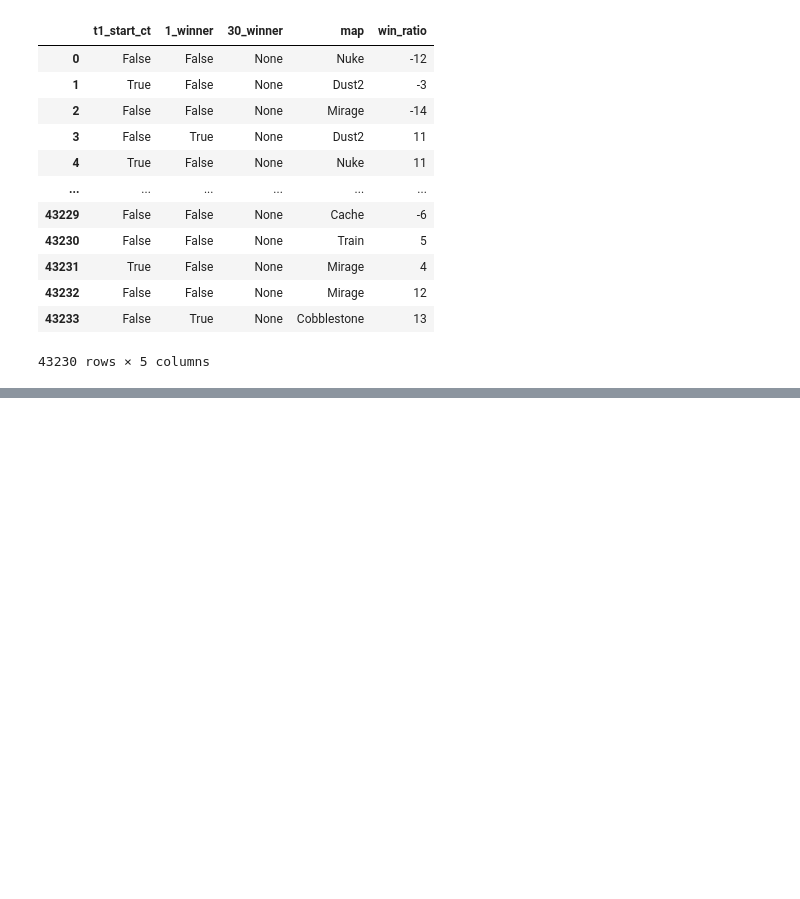
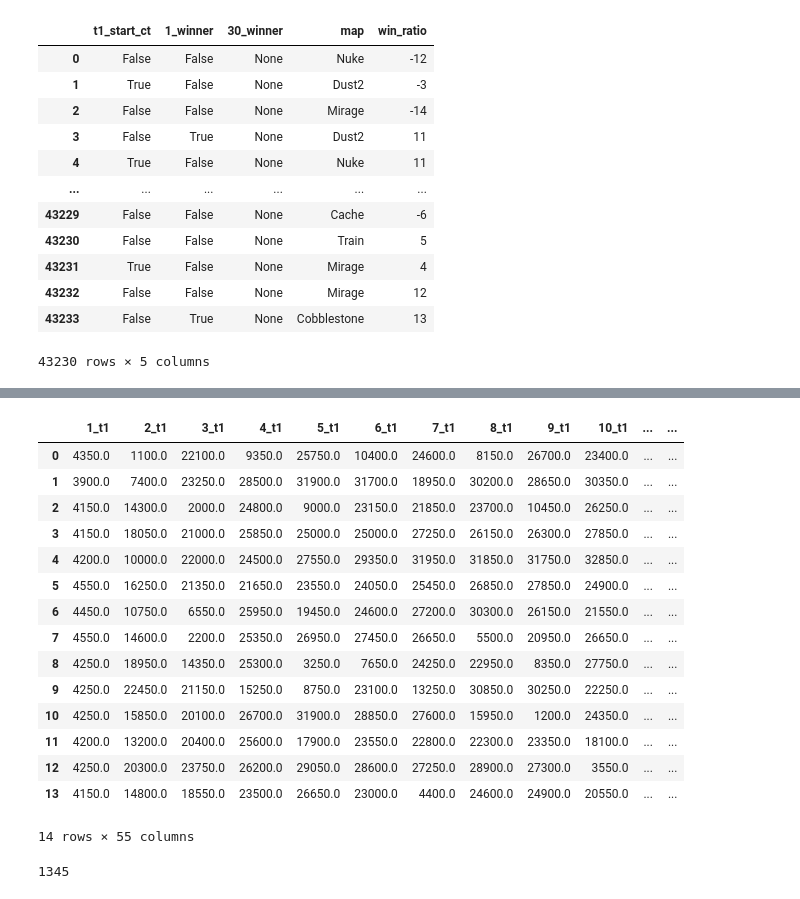
Before and after one commit to wilgaboury/cmsc320-final, a Jupyter notebook: final_project.ipynb, the cells around one changed output, grey strips where cells are left out. Cells and saved outputs as stored; diff of their text form; code cells hidden in the pictures; blank space fills up the shorter version.

```diff
--- a/final_project.ipynb
+++ b/final_project.ipynb
@@ -69,0 +78,24 @@ classifier_df
+# %%
+for ind in range(0, len(classifier_df)):
+    for map in maps:
+        classifier_df.at[ind, "is" + map] = classifier_df.at[ind, "map"] == map
+del classifier_df["map"]
+
+classifier_df.head(14)
+# %% [output]
+|  | 1_t1 | 2_t1 | 3_t1 | 4_t1 | 5_t1 | 6_t1 | 7_t1 | 8_t1 | 9_t1 | 10_t1 | ... | ... |
+| 0 | 4350.0 | 1100.0 | 22100.0 | 9350.0 | 25750.0 | 10400.0 | 24600.0 | 8150.0 | 26700.0 | 23400.0 | ... | ... |
+| 1 | 3900.0 | 7400.0 | 23250.0 | 28500.0 | 31900.0 | 31700.0 | 18950.0 | 30200.0 | 28650.0 | 30350.0 | ... | ... |
+| 2 | 4150.0 | 14300.0 | 2000.0 | 24800.0 | 9000.0 | 23150.0 | 21850.0 | 23700.0 | 10450.0 | 26250.0 | ... | ... |
+| 3 | 4150.0 | 18050.0 | 21000.0 | 25850.0 | 25000.0 | 25000.0 | 27250.0 | 26150.0 | 26300.0 | 27850.0 | ... | ... |
+| 4 | 4200.0 | 10000.0 | 22000.0 | 24500.0 | 27550.0 | 29350.0 | 31950.0 | 31850.0 | 31750.0 | 32850.0 | ... | ... |
+| 5 | 4550.0 | 16250.0 | 21350.0 | 21650.0 | 23550.0 | 24050.0 | 25450.0 | 26850.0 | 27850.0 | 24900.0 | ... | ... |
+| 6 | 4450.0 | 10750.0 | 6550.0 | 25950.0 | 19450.0 | 24600.0 | 27200.0 | 30300.0 | 26150.0 | 21550.0 | ... | ... |
+| 7 | 4550.0 | 14600.0 | 2200.0 | 25350.0 | 26950.0 | 27450.0 | 26650.0 | 5500.0 | 20950.0 | 26650.0 | ... | ... |
+| 8 | 4250.0 | 18950.0 | 14350.0 | 25300.0 | 3250.0 | 7650.0 | 24250.0 | 22950.0 | 8350.0 | 27750.0 | ... | ... |
+| 9 | 4250.0 | 22450.0 | 21150.0 | 15250.0 | 8750.0 | 23100.0 | 13250.0 | 30850.0 | 30250.0 | 22250.0 | ... | ... |
+| 10 | 4250.0 | 15850.0 | 20100.0 | 26700.0 | 31900.0 | 28850.0 | 27600.0 | 15950.0 | 1200.0 | 24350.0 | ... | ... |
+| 11 | 4200.0 | 13200.0 | 20400.0 | 25600.0 | 17900.0 | 23550.0 | 22800.0 | 22300.0 | 23350.0 | 18100.0 | ... | ... |
+| 12 | 4250.0 | 20300.0 | 23750.0 | 26200.0 | 29050.0 | 28600.0 | 27250.0 | 28900.0 | 27300.0 | 3550.0 | ... | ... |
+| 13 | 4150.0 | 14800.0 | 18550.0 | 23500.0 | 26650.0 | 23000.0 | 4400.0 | 24600.0 | 24900.0 | 20550.0 | ... | ... |
+14 rows × 55 columns
@@ -69,0 +128,13 @@ classifier_df
+# %%
+import torch.utils.data as data_utils
+
+batch_size = 32
+
+train_features = torch.tensor(classifier_df.values.astype(np.float32))
+train_labels = torch.tensor(label_df.values.astype(np.float32)).unsqueeze(-1)
+train_set = data_utils.TensorDataset(train_features, train_labels)
+
+dl = data_utils.DataLoader(train_set, batch_size=batch_size, shuffle=True)
+len(dl)
+# %% [output]
+1345
```
Also changed, not shown: parts of 5 cells of this notebook.
